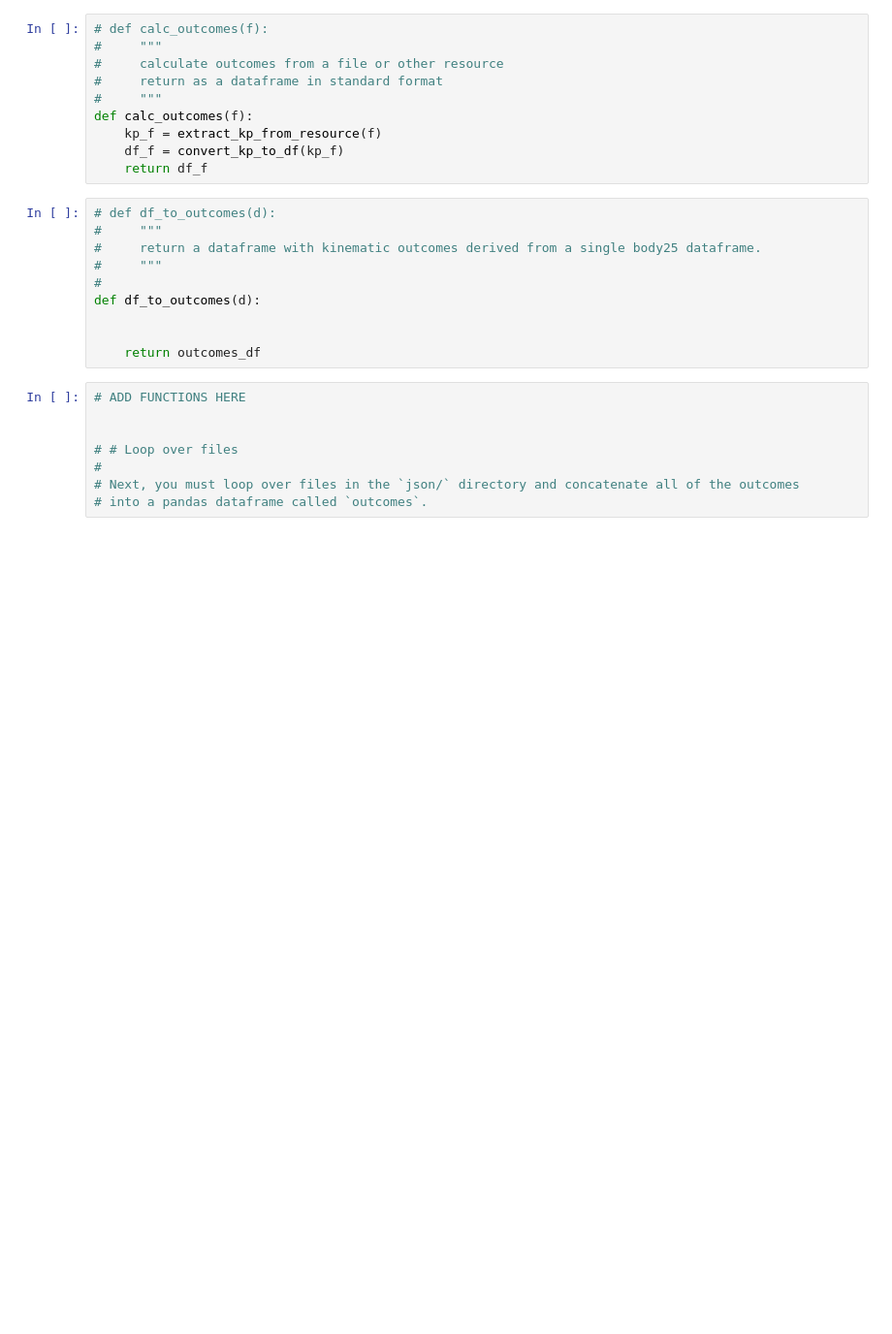
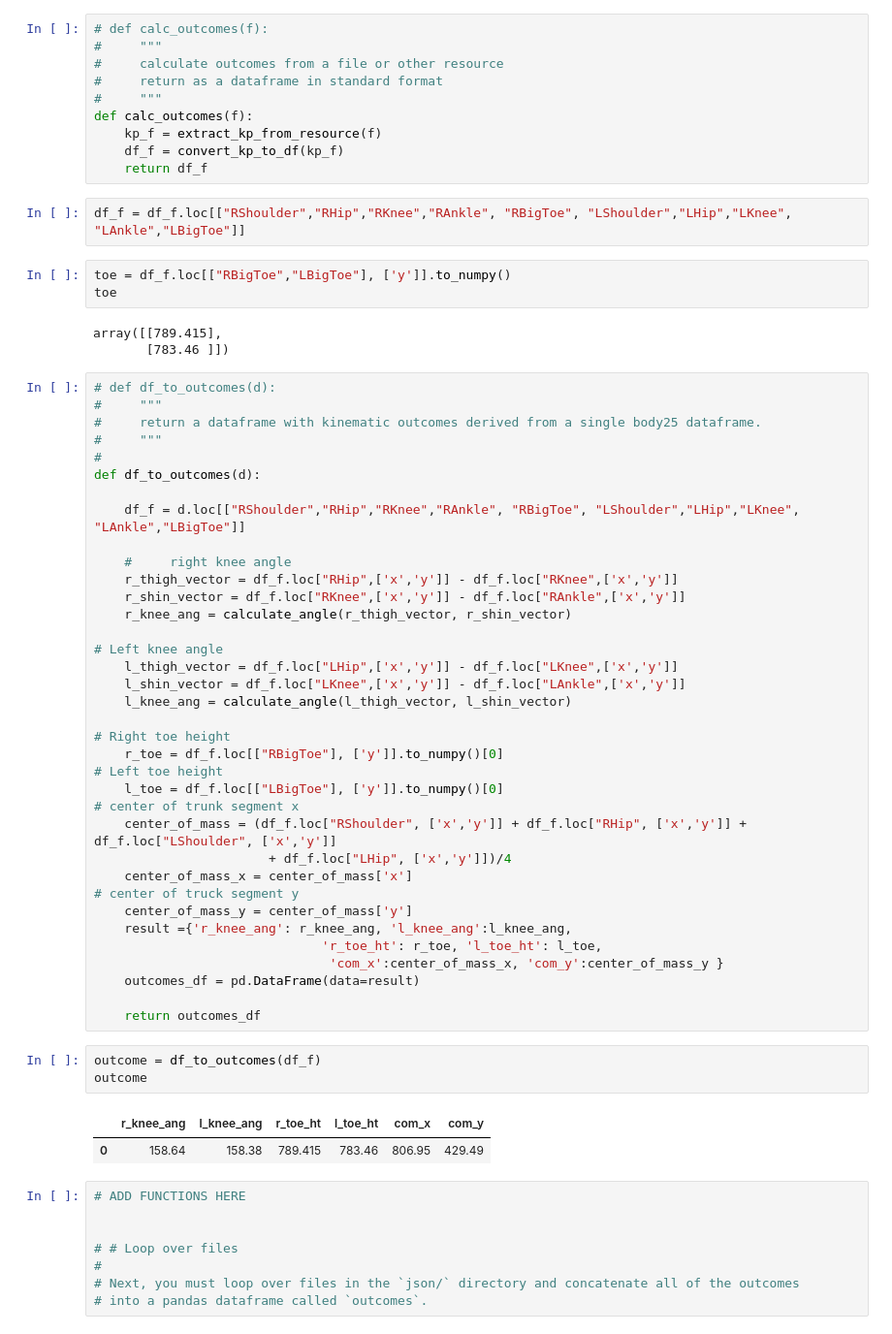
Before and after one commit to Simurgh818/BMI500_HW13_Motion_Analysis, a Jupyter notebook: lab.ipynb, the cells around one changed output. Shown at 97% size. Drawn from its saved outputs; the diff is of its cells as text; blank space fills up the shorter version.

Commit message:
df_to_outcome function done

```diff
--- a/lab.ipynb
+++ b/lab.ipynb
@@ -244,6 +244,14 @@ def calc_outcomes(f):
     kp_f = extract_kp_from_resource(f)
     df_f = convert_kp_to_df(kp_f)
     return df_f
+# %%
+df_f = df_f.loc[["RShoulder","RHip","RKnee","RAnkle", "RBigToe", "LShoulder","LHip","LKnee", "LAnkle","LBigToe"]]
+# %%
+toe = df_f.loc[["RBigToe","LBigToe"], ['y']].to_numpy()
+toe
+# %% [output]
+array([[789.415],
+       [783.46 ]])
 # %%
 # def df_to_outcomes(d):
 #     """
@@ -252,8 +260,40 @@ def calc_outcomes(f):
 #
 def df_to_outcomes(d):
 
+    df_f = d.loc[["RShoulder","RHip","RKnee","RAnkle", "RBigToe", "LShoulder","LHip","LKnee", "LAnkle","LBigToe"]]
+
+    #     right knee angle
+    r_thigh_vector = df_f.loc["RHip",['x','y']] - df_f.loc["RKnee",['x','y']]
+    r_shin_vector = df_f.loc["RKnee",['x','y']] - df_f.loc["RAnkle",['x','y']]
+    r_knee_ang = calculate_angle(r_thigh_vector, r_shin_vector)
+
+# Left knee angle
+    l_thigh_vector = df_f.loc["LHip",['x','y']] - df_f.loc["LKnee",['x','y']]
+    l_shin_vector = df_f.loc["LKnee",['x','y']] - df_f.loc["LAnkle",['x','y']]
+    l_knee_ang = calculate_angle(l_thigh_vector, l_shin_vector)
+
+# Right toe height
+    r_toe = df_f.loc[["RBigToe"], ['y']].to_numpy()[0]
+# Left toe height
+    l_toe = df_f.loc[["LBigToe"], ['y']].to_numpy()[0]
+# center of trunk segment x
+    center_of_mass = (df_f.loc["RShoulder", ['x','y']] + df_f.loc["RHip", ['x','y']] + df_f.loc["LShoulder", ['x','y']]
+                       + df_f.loc["LHip", ['x','y']])/4
+    center_of_mass_x = center_of_mass['x']
+# center of truck segment y
+    center_of_mass_y = center_of_mass['y']
+    result ={'r_knee_ang': r_knee_ang, 'l_knee_ang':l_knee_ang,
+                              'r_toe_ht': r_toe, 'l_toe_ht': l_toe,
+                               'com_x':center_of_mass_x, 'com_y':center_of_mass_y }
+    outcomes_df = pd.DataFrame(data=result)
 
     return outcomes_df
+# %%
+outcome = df_to_outcomes(df_f)
+outcome
+# %% [output]
+|  | r_knee_ang | l_knee_ang | r_toe_ht | l_toe_ht | com_x | com_y |
+| 0 | 158.64 | 158.38 | 789.415 | 783.46 | 806.95 | 429.49 |
 # %%
 # ADD FUNCTIONS HERE
 
```
